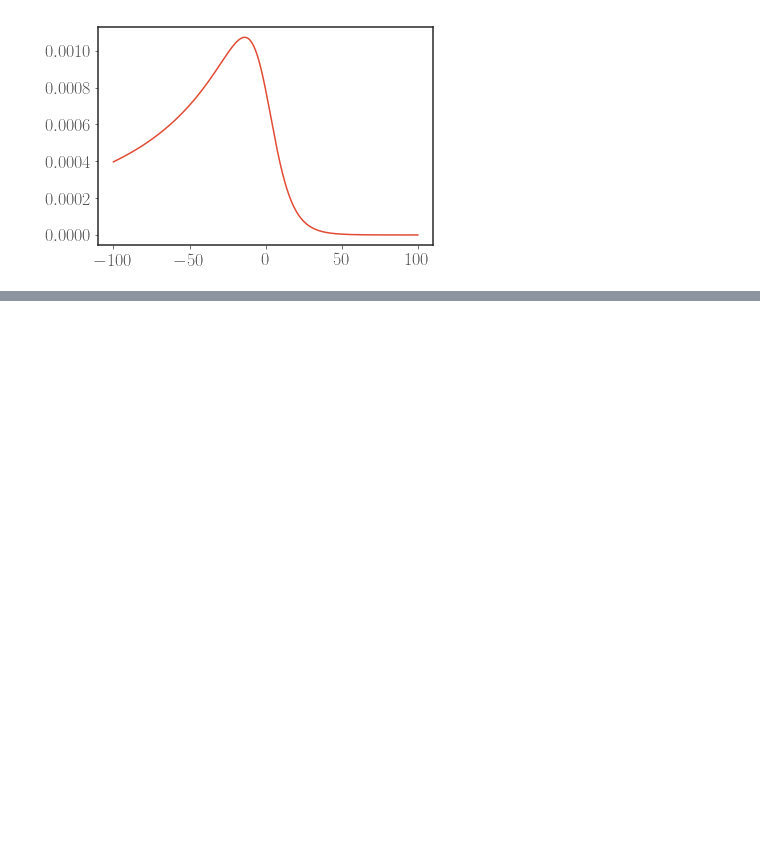
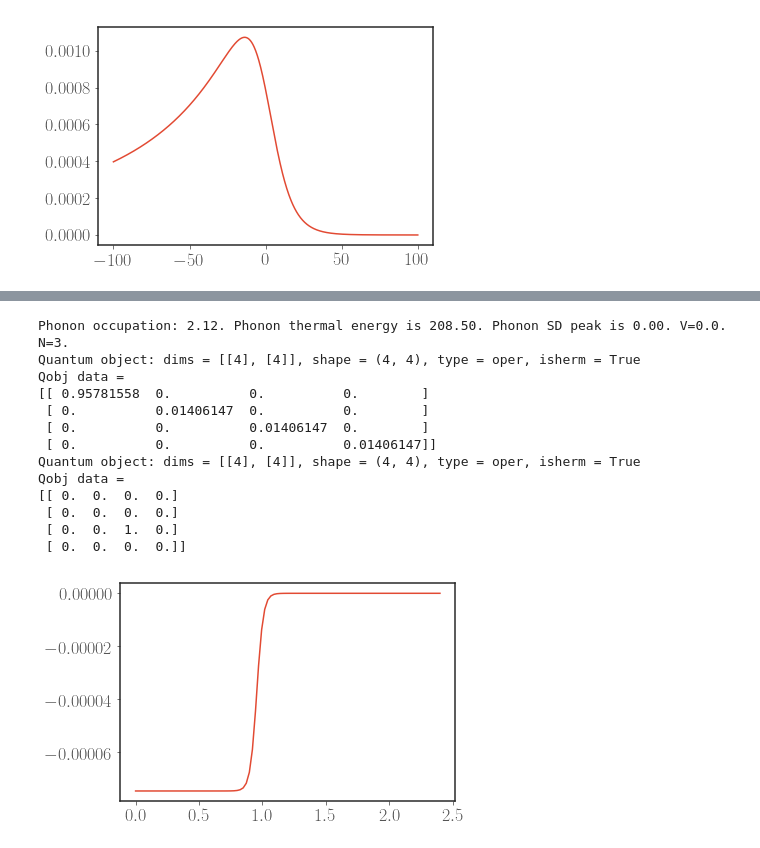
Before and after one commit to HenryMaguire/TLS-photocell-code, a Jupyter notebook: CS_photocurrent_dev.ipynb, the cells around one changed output, grey strips where cells are left out. Saved outputs shown, nothing was run; the diff lists cells and outputs as text; code cells hidden in the pictures; blank space fills up the shorter version.

```diff
--- a/CS_photocurrent_dev.ipynb
+++ b/CS_photocurrent_dev.ipynb
@@ -351,0 +347,21 @@ I
+# %%
+PARAMS = PARAMS_setup(binding_energy=0., radiative_lifetime=1, alpha_ph=0, mu_L=0.03,
+                      bias_voltage=0, N=3, silent=False)
+V_values, I = simple_current_voltage(PARAMS)
+plt.plot(V_values, np.array(I).real)
+plt.show()
+# %% [output]
+Phonon occupation: 2.12. Phonon thermal energy is 208.50. Phonon SD peak is 0.00. V=0.0. N=3.
+Quantum object: dims = [[4], [4]], shape = (4, 4), type = oper, isherm = True
+Qobj data =
+[[ 0.95781558  0.          0.          0.        ]
+ [ 0.          0.01406147  0.          0.        ]
+ [ 0.          0.          0.01406147  0.        ]
+ [ 0.          0.          0.          0.01406147]]
+Quantum object: dims = [[4], [4]], shape = (4, 4), type = oper, isherm = True
+Qobj data =
+[[ 0.  0.  0.  0.]
+ [ 0.  0.  0.  0.]
+ [ 0.  0.  1.  0.]
+ [ 0.  0.  0.  0.]]
+[figure, added]
```
Also changed, not shown: parts of 18 cells of this notebook, 3 other files.
